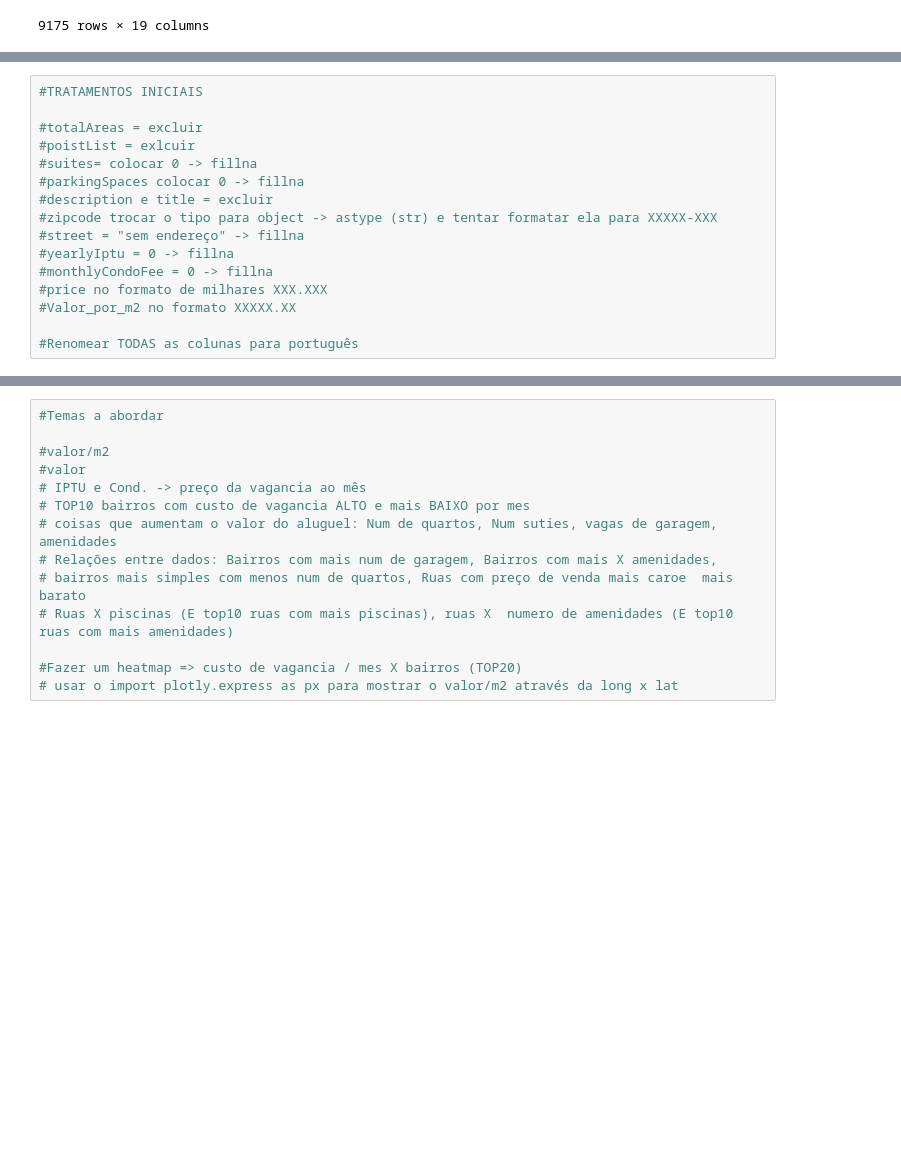
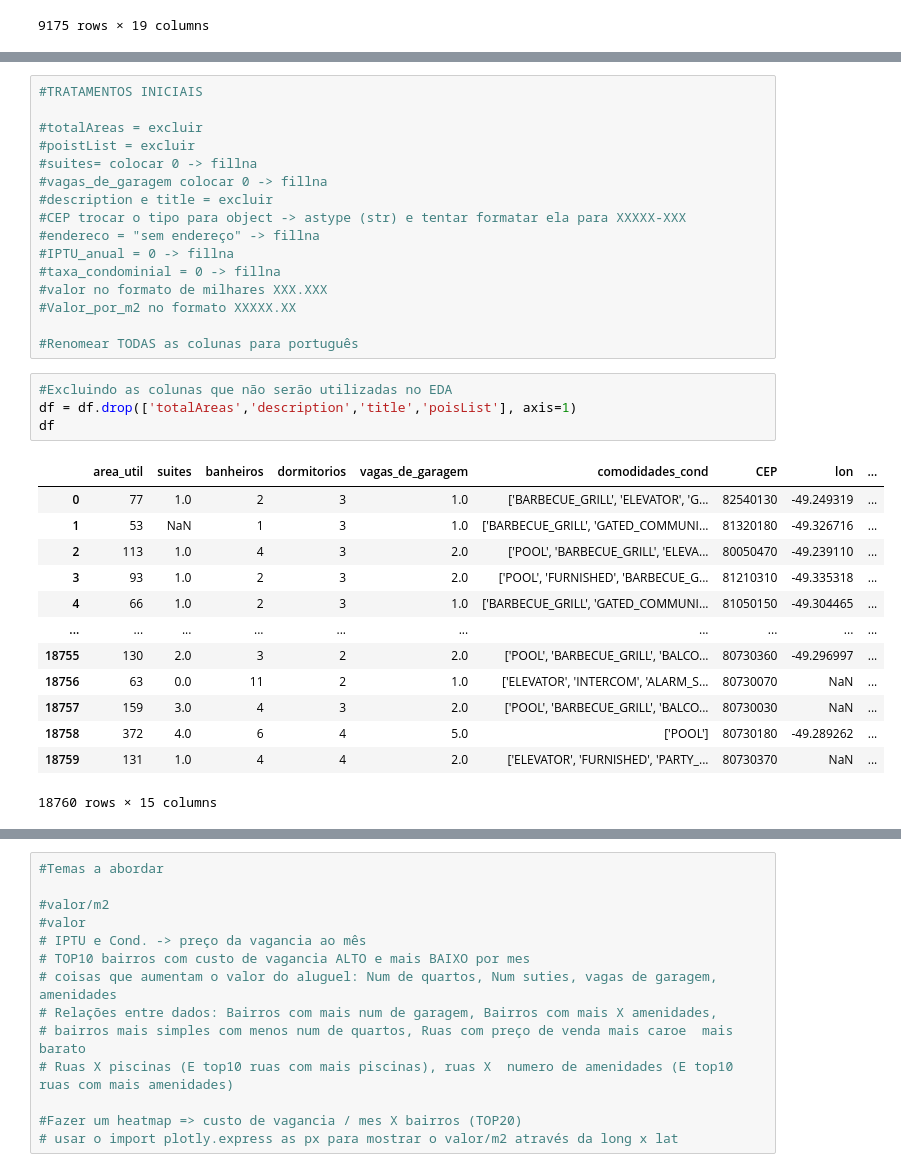
Before and after one commit to paulojr86/imoveis-Curitiba-investimento, a Jupyter notebook: imoveis-Curitiba-investimento.ipynb, the cells around one changed output, grey strips where cells are left out. Saved outputs shown, nothing was run; the diff lists cells and outputs as text; blank space fills up the shorter version.

Commit message:
Quinto commit - Tratando colunas e formatando dados da coluna CEP

```diff
--- a/imoveis-Curitiba-investimento.ipynb
+++ b/imoveis-Curitiba-investimento.ipynb
@@ -142,15 +144,33 @@ memory usage: 2.7+ MB
 #TRATAMENTOS INICIAIS
 
 #totalAreas = excluir
-#poistList = exlcuir
+#poistList = excluir
 #suites= colocar 0 -> fillna
-#parkingSpaces colocar 0 -> fillna
+#vagas_de_garagem colocar 0 -> fillna
 #description e title = excluir
-#zipcode trocar o tipo para object -> astype (str) e tentar formatar ela para XXXXX-XXX
-#street = "sem endereço" -> fillna
-#yearlyIptu = 0 -> fillna
-#monthlyCondoFee = 0 -> fillna
-#price no formato de milhares XXX.XXX
+#CEP trocar o tipo para object -> astype (str) e tentar formatar ela para XXXXX-XXX
+#endereco = "sem endereço" -> fillna
+#IPTU_anual = 0 -> fillna
+#taxa_condominial = 0 -> fillna
+#valor no formato de milhares XXX.XXX
 #Valor_por_m2 no formato XXXXX.XX
 
 #Renomear TODAS as colunas para português
+# %%
+#Excluindo as colunas que não serão utilizadas no EDA
+df = df.drop(['totalAreas','description','title','poisList'], axis=1)
+df
+# %% [output]
+|  | area_util | suites | banheiros | dormitorios | vagas_de_garagem | comodidades_cond | CEP | lon | ... |
+| 0 | 77 | 1.0 | 2 | 3 | 1.0 | ['BARBECUE_GRILL', 'ELEVATOR', 'G... | 82540130 | -49.249319 | ... |
+| 1 | 53 | NaN | 1 | 3 | 1.0 | ['BARBECUE_GRILL', 'GATED_COMMUNI... | 81320180 | -49.326716 | ... |
+| 2 | 113 | 1.0 | 4 | 3 | 2.0 | ['POOL', 'BARBECUE_GRILL', 'ELEVA... | 80050470 | -49.239110 | ... |
+| 3 | 93 | 1.0 | 2 | 3 | 2.0 | ['POOL', 'FURNISHED', 'BARBECUE_G... | 81210310 | -49.335318 | ... |
+| 4 | 66 | 1.0 | 2 | 3 | 1.0 | ['BARBECUE_GRILL', 'GATED_COMMUNI... | 81050150 | -49.304465 | ... |
+| ... | ... | ... | ... | ... | ... | ... | ... | ... | ... |
+| 18755 | 130 | 2.0 | 3 | 2 | 2.0 | ['POOL', 'BARBECUE_GRILL', 'BALCO... | 80730360 | -49.296997 | ... |
+| 18756 | 63 | 0.0 | 11 | 2 | 1.0 | ['ELEVATOR', 'INTERCOM', 'ALARM_S... | 80730070 | NaN | ... |
+| 18757 | 159 | 3.0 | 4 | 3 | 2.0 | ['POOL', 'BARBECUE_GRILL', 'BALCO... | 80730030 | NaN | ... |
+| 18758 | 372 | 4.0 | 6 | 4 | 5.0 | ['POOL'] | 80730180 | -49.289262 | ... |
+| 18759 | 131 | 1.0 | 4 | 4 | 2.0 | ['ELEVATOR', 'FURNISHED', 'PARTY_... | 80730370 | NaN | ... |
+18760 rows × 15 columns
```
Also changed, not shown: parts of 11 cells of this notebook.
